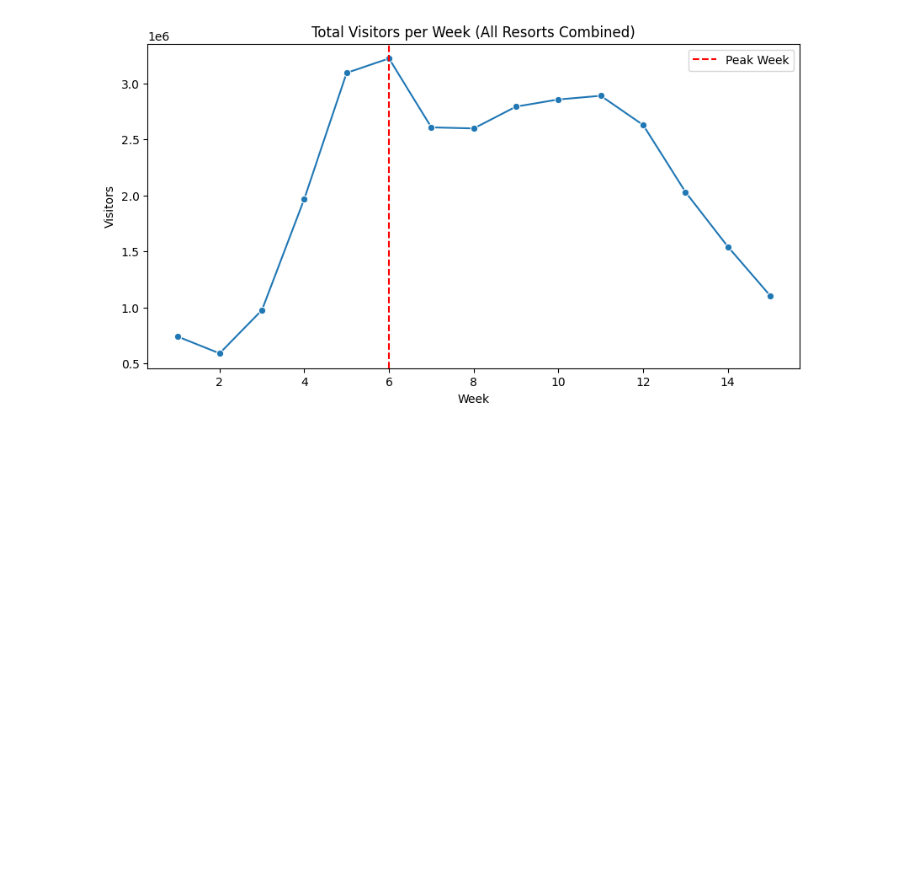
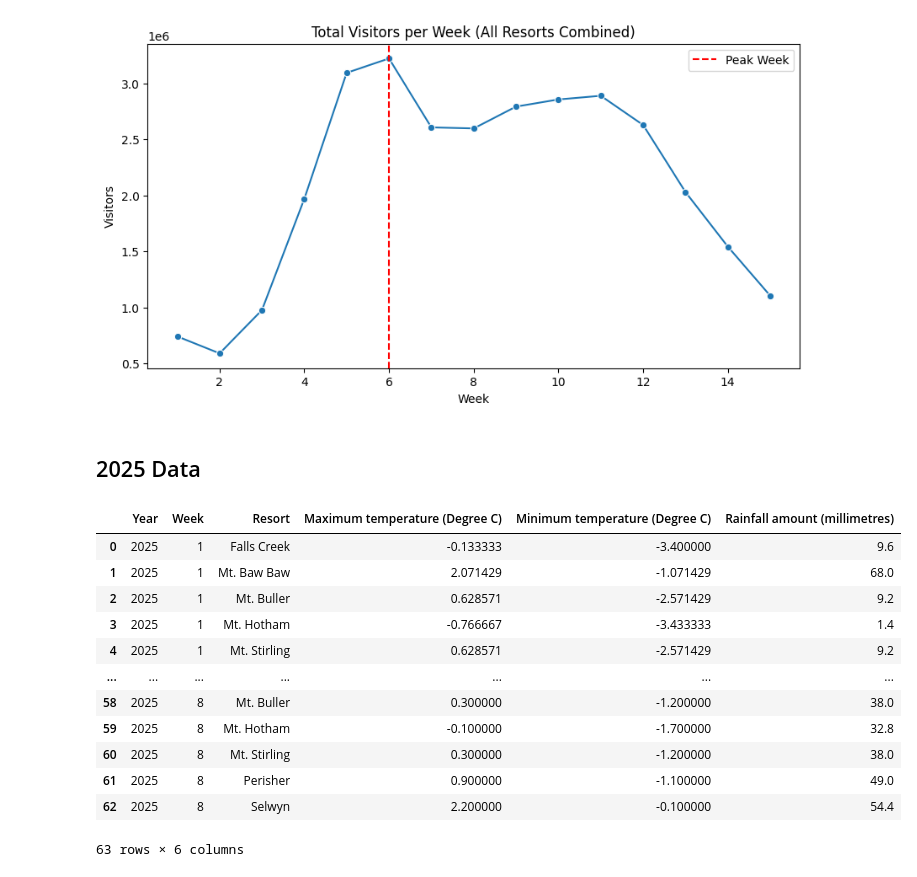
Before and after one commit to bsri0004/R2B2, a Jupyter notebook: src/data_parsing.ipynb, the cells around one changed output. Cells and saved outputs as stored; diff of their text form; code cells hidden in the pictures; blank space fills up the shorter version.

```diff
--- a/src/data_parsing.ipynb
+++ b/src/data_parsing.ipynb
@@ -272,7 +289,7 @@ print(f"Saved merged long-format data to {out_path.resolve()}")
 # old_colnames = [col for col in merged_data.columns]
 # new_colnames = [col.lower() for col in old_colnames[0:5]] + ["max_temp_c", "min_temp_c", "rainfall_mm"]
 
-merged_data = merged_data.rename(columns={old_col:new_col for old_col, new_col in zip(old_colnames, new_colnames)})
+# merged_data = merged_data.rename(columns={old_col:new_col for old_col, new_col in zip(old_colnames, new_colnames)})
 
 merged_data.head()
 # %% [output]
@@ -419,3 +442,76 @@ plt.show()
 [figure]
 Best overall week is Week 6.0 with 3220117 visitors
 [figure]
+# %% [markdown]
+## 2025 Data
+# %%
+# Get data for 2025 only
+climate_data_2025 = climate_data[climate_data.Year==2025].rename(columns={"Bureau of Meteorology station number": "station_id"})
+climate_data_2025["station_id"] = climate_data_2025["station_id"].astype(str)
+climate_data_2025["Date"] = (climate_data_2025.apply(lambda rec: f"{int(rec.Day):02d}-{int(rec.Month):02d}-{int(rec.Year)}", axis=1))
+climate_data_2025["Date"] = pd.to_datetime(climate_data_2025["Date"], format="%d-%m-%Y")
+
+# Convert date to week for 2025 data
+ski_dates_2025 = pd.to_datetime(ski_season_dates.dates + '-2025', format="%d-%b-%Y")
+ski_weeks_2025 = pd.DataFrame({"Year": np.repeat(2025, len(ski_dates_2025)),
+               "Week": np.arange(1,len(ski_dates_2025) + 1),
+               "Start": ski_dates_2025,
+               "End": ski_dates_2025 + pd.Timedelta(days=6)
+               })
+
+# Map the weeks based on the date ranges
+intervals = pd.IntervalIndex.from_arrays(ski_weeks_2025.Start, ski_weeks_2025.End, closed="both")
+week_labels = [str(i) for i in np.arange(1,16)]
+climate_data_2025["Week"] = pd.cut(climate_data_2025.Date, bins=intervals).map(dict(zip(intervals, week_labels)))
+
+# Get resorts and states
+resort_state = merged_data[["Resort", "State"]].drop_duplicates()
+
+# Add Resort name and state
+climate_data_2025 = (pd.merge(climate_data_2025, location_id, on="station_id")
+                     .rename(columns={"location": "Resort"}))
+
+# Add State based on location
+climate_data_2025 = pd.merge(climate_data_2025, resort_state, on="Resort")
+
+# Drop unnecessary columns
+climate_data_2025 = climate_data_2025.drop(columns=["station_id", "Month", "Day", "Date"])
+
+# Rearrange same way as merged_data
+climate_data_2025 = climate_data_2025[["Year",
+                                       "Week",
+                                       "Resort",
+                                       "State",
+                                       "Maximum temperature (Degree C)",
+                                       "Minimum temperature (Degree C)",
+                                       "Rainfall amount (millimetres)"
+                                       ]]
+
+
+# Drop all NAN before aggregation
+climate_data_2025 = climate_data_2025.dropna(subset=["Week", "Maximum temperature (Degree C)", "Minimum temperature (Degree C)", "Rainfall amount (millimetres)"])
+
+# Get aggregate date
+climate_data_2025 = (climate_data_2025.groupby(["Year", "Week", "Resort"]).agg({
+    "Maximum temperature (Degree C)": "mean",
+    "Minimum temperature (Degree C)": "mean",
+    "Rainfall amount (millimetres)": "sum"}).reset_index())
+
+# Remove all NAN from final
+climate_data_2025 = climate_data_2025.dropna(subset=["Week", "Maximum temperature (Degree C)", "Minimum temperature (Degree C)", "Rainfall amount (millimetres)"])
+
+climate_data_2025
+# %% [output]
+|  | Year | Week | Resort | Maximum temperature (Degree C) | Minimum temperature (Degree C) | Rainfall amount (millimetres) |
+| 0 | 2025 | 1 | Falls Creek | -0.133333 | -3.400000 | 9.6 |
+| 1 | 2025 | 1 | Mt. Baw Baw | 2.071429 | -1.071429 | 68.0 |
+| 2 | 2025 | 1 | Mt. Buller | 0.628571 | -2.571429 | 9.2 |
+| 3 | 2025 | 1 | Mt. Hotham | -0.766667 | -3.433333 | 1.4 |
+| 4 | 2025 | 1 | Mt. Stirling | 0.628571 | -2.571429 | 9.2 |
+| ... | ... | ... | ... | ... | ... | ... |
+| 58 | 2025 | 8 | Mt. Buller | 0.300000 | -1.200000 | 38.0 |
+| 59 | 2025 | 8 | Mt. Hotham | -0.100000 | -1.700000 | 32.8 |
+| 60 | 2025 | 8 | Mt. Stirling | 0.300000 | -1.200000 | 38.0 |
+| 61 | 2025 | 8 | Perisher | 0.900000 | -1.100000 | 49.0 |
+| 62 | 2025 | 8 | Selwyn | 2.200000 | -0.100000 | 54.4 |
+63 rows × 6 columns
```
Also changed, not shown: parts of 4 cells of this notebook, 3 other files.
